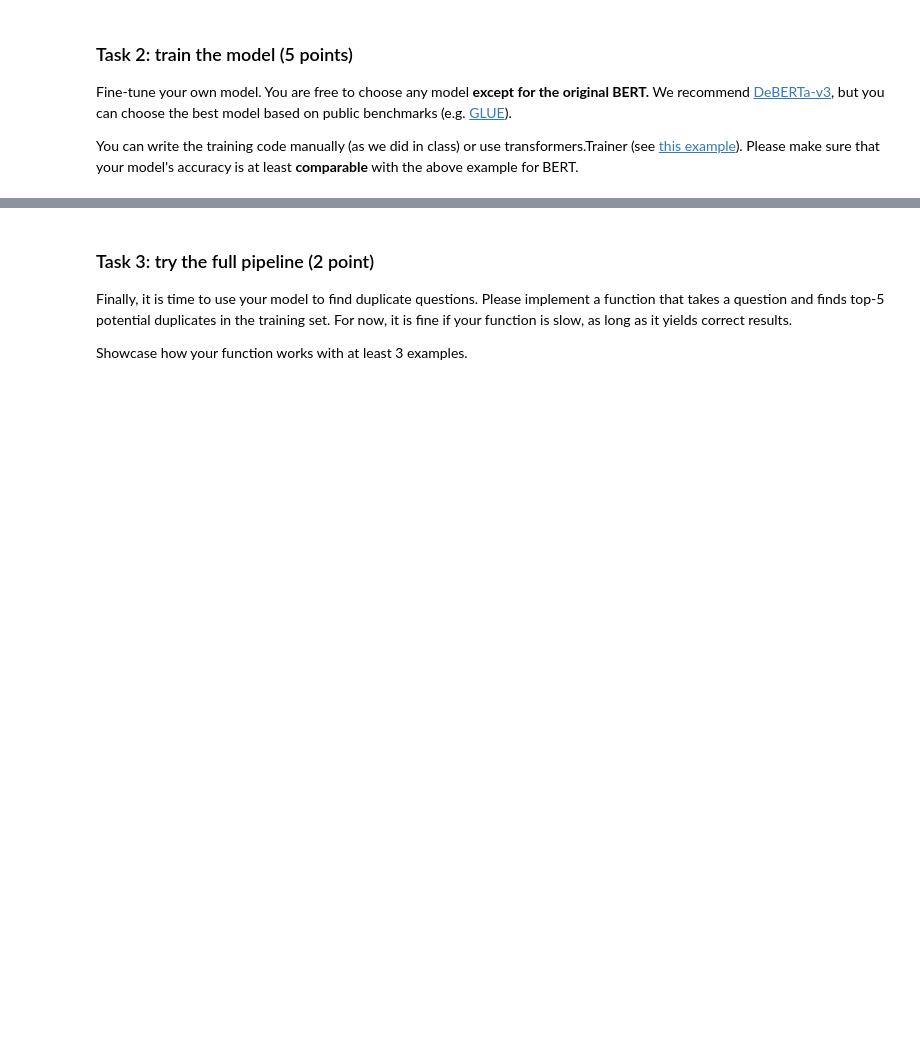
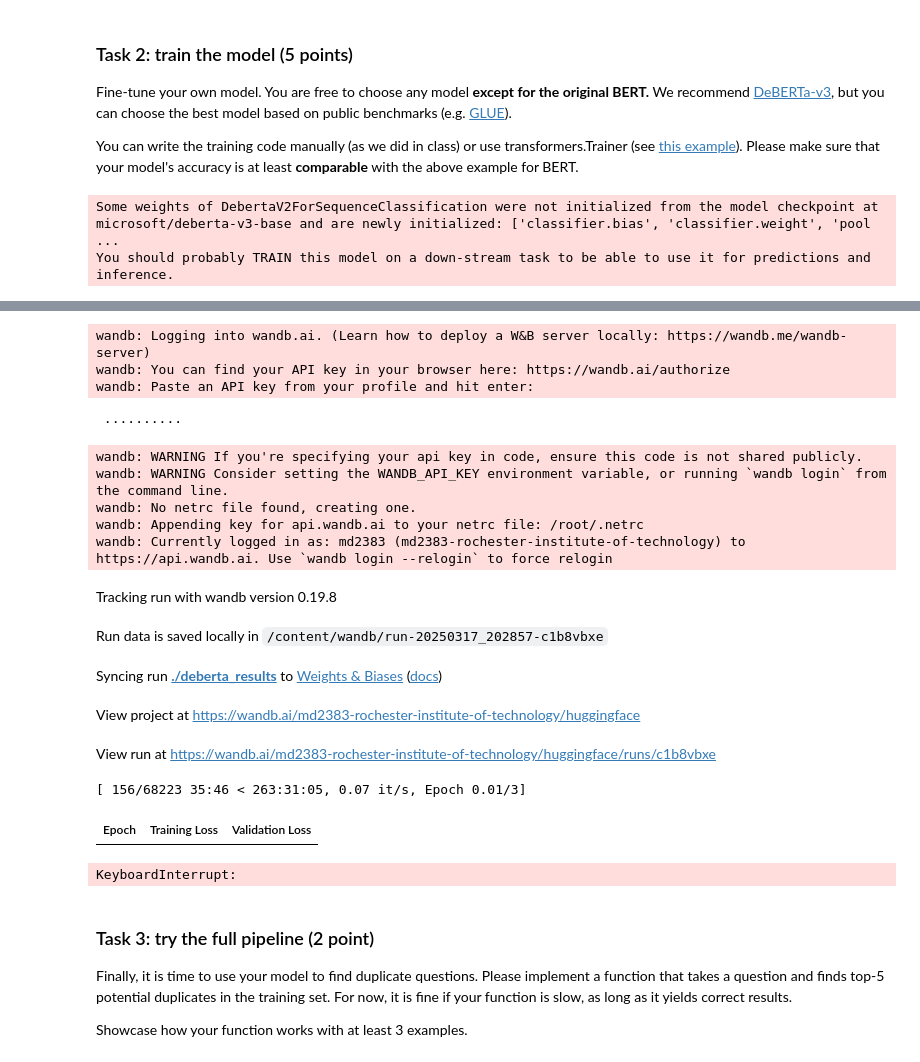
Before and after one commit to md2383/SeminarInAI, a Jupyter notebook: Week06_bert/homework_05.ipynb, the cells around one changed output, grey strips where cells are left out. Saved outputs shown, nothing was run; the diff lists cells and outputs as text; code cells hidden in the pictures; blank space fills up the shorter version.

```diff
--- a/Week06_bert/homework_05.ipynb
+++ b/Week06_bert/homework_05.ipynb
@@ -209,8 +189,48 @@ Fine-tune your own model. You are free to choose any model __except for the orig
 
 You can write the training code manually (as we did in class) or use transformers.Trainer (see [this example](https://github.com/huggingface/transformers/blob/main/examples/pytorch/text-classification)). Please make sure that your model's accuracy is at least __comparable__ with the above example for BERT.
 # %%
-# model_name = "microsoft/deberta-v3-base"
-# tokenizer = transformers.AutoTokenizer.from_pretrained(model_name)
-# model = transformers.AutoModelForSequenceClassification.from_pretrained(model_name)
+model_name = "microsoft/deberta-v3-base"
+tokenizer = transformers.AutoTokenizer.from_pretrained(model_name)
+model = transformers.AutoModelForSequenceClassification.from_pretrained(model_name)
+# %% [output]
+Some weights of DebertaV2ForSequenceClassification were not initialized from the model checkpoint at microsoft/deberta-v3-base and are newly initialized: ['classifier.bias', 'classifier.weight', 'pool ...
+You should probably TRAIN this model on a down-stream task to be able to use it for predictions and inference.
 # %%
-<A whole lot of your code goes here>
+# <A whole lot of your code goes here>
+from transformers import AutoModelForSequenceClassification, AutoTokenizer, TrainingArguments, Trainer, DataCollatorWithPadding
+
+def preprocess(examples):
+  return tokenizer(examples['text1'], examples['text2']) #truncate false
+# %%
+qqp_train = qqp['train'].map(preprocess, batched=True)
+qqp_val = qqp['validation'].map(preprocess, batched=True)
+# %%
+training_args = TrainingArguments(
+    output_dir="./deberta_results",
+    evaluation_strategy="epoch",
+    save_strategy="epoch",
+    save_total_limit=2,
+    learning_rate=2e-5,
+    per_device_train_batch_size=16,
+    per_device_eval_batch_size=16,
+    num_train_epochs=3,
+    weight_decay=0.01,
+    logging_dir="./logs",
+    logging_steps=50,
+    fp16=True if torch.cuda.is_available() else False,
+    load_best_model_at_end=True,
+)
+# %%
+data_collator = DataCollatorWithPadding(tokenizer)
+
+trainer = Trainer(
+    model=model,
+    args=training_args,
+    train_dataset=qqp_train,
+    eval_dataset=qqp_val,
+    tokenizer=tokenizer,
+    data_collator=data_collator
+)
+
+trainer.train()
+# %% [output]
@@ -217,3 +242,20 @@ You can write the training code manually (as we did in class) or use transformer
+wandb: Logging into wandb.ai. (Learn how to deploy a W&B server locally: https://wandb.me/wandb-server)
+wandb: You can find your API key in your browser here: https://wandb.ai/authorize
+wandb: Paste an API key from your profile and hit enter:
+ ··········
+wandb: WARNING If you're specifying your api key in code, ensure this code is not shared publicly.
+wandb: WARNING Consider setting the WANDB_API_KEY environment variable, or running `wandb login` from the command line.
+wandb: No netrc file found, creating one.
+wandb: Appending key for api.wandb.ai to your netrc file: /root/.netrc
+wandb: Currently logged in as: md2383 (md2383-rochester-institute-of-technology) to https://api.wandb.ai. Use `wandb login --relogin` to force relogin
+Tracking run with wandb version 0.19.8
+Run data is saved locally in /content/wandb/run-20250317_202857-c1b8vbxe
+Syncing run ./deberta_results to Weights & Biases (docs)
+View project at https://wandb.ai/md2383-rochester-institute-of-technology/huggingface
+View run at https://wandb.ai/md2383-rochester-institute-of-technology/huggingface/runs/c1b8vbxe
+[ 156/68223 35:46 < 263:31:05, 0.07 it/s, Epoch 0.01/3]
+| Epoch | Training Loss | Validation Loss |
+KeyboardInterrupt:
 # %% [markdown]
 ### Task 3: try the full pipeline (2 point)
 
```
Also changed, not shown: parts of 8 cells of this notebook.
